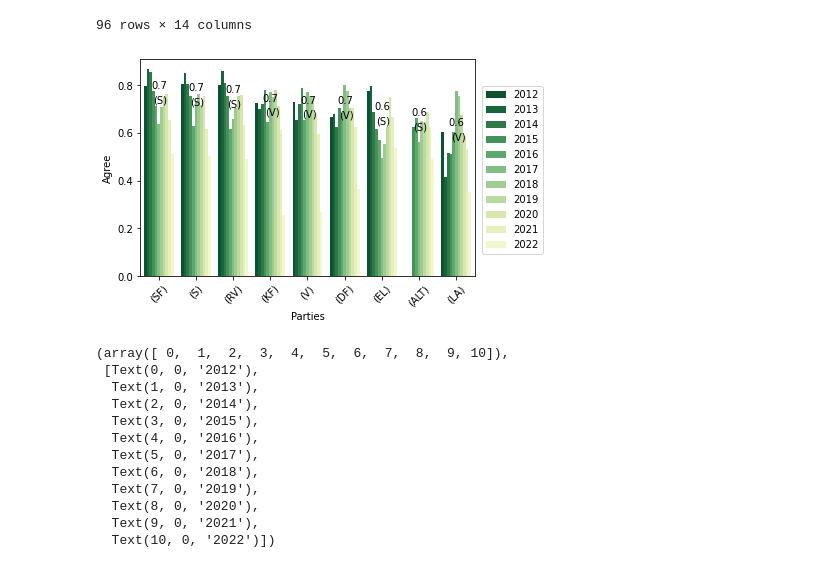
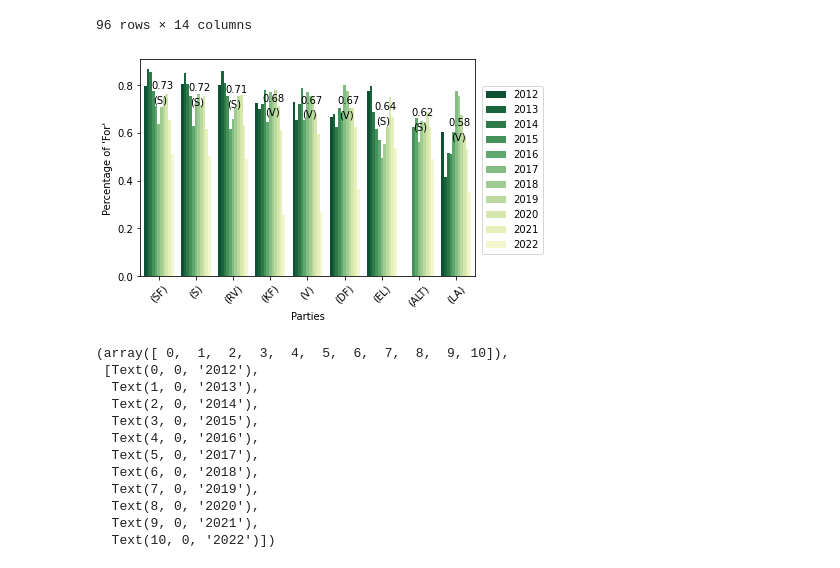
Before and after one commit to jonahank/Vote-Prediction-Model, a Jupyter notebook: data_analysis/ft_vote.ipynb, the cells around one changed output. Saved outputs shown, nothing was run; the diff lists cells and outputs as text; code cells hidden in the pictures.

```diff
--- a/data_analysis/ft_vote.ipynb
+++ b/data_analysis/ft_vote.ipynb
@@ -733,22 +760,23 @@ party_agree
 96 rows × 14 columns
 # %%
 avg["Average"] = avg["Agree"]
-g = sns.barplot(data=party_agree, x="Parties", y="Agree", hue="Years", order=top_party, palette="YlGn_r")
+party_agree["Percentage of 'For'"] = party_agree["Agree"]
+g = sns.barplot(data=party_agree, x="Parties", y="Percentage of 'For'", hue="Years", order=top_party, palette="YlGn_r")
 plt.legend(bbox_to_anchor=(1.02, 0.875), loc='upper left', borderaxespad=0)
 avg["order"] = range(len(avg))
 wing = ["(S)", "(S)", "(S)", "(V)", "(V)", "(V)", "(S)", "(S)", "(V)"]
 
 def label_point(x, y, val, ax):
     a = pd.concat({'x': x, 'y': y, 'val': val}, axis=1)
     for i, point in a.iterrows():
-        ax.text(point['x']-.2, point['y']+0.055, str(round(point['val'],1)))
+        ax.text(point['x']-.2, point['y']+0.055, str(round(point['val'],2)))
         ax.text(point['x']-.15, point['y']-0.005, str(wing[i]))
 
 label_point(avg["order"], avg["Average"], avg.Average, plt.gca())
 plt.xticks(rotation=45)
 plt.savefig('ft-votes-temporal-agree-parties.pdf', bbox_inches="tight")
 # %% [output]
-[figure, old version]
+[figure, new version]
 # %%
 year_agree["Years"] = year_agree["year"]
 year_agree["Percentage of absence"] = year_agree["Absence"]*100
```
Also changed, not shown: parts of 6 cells of this notebook.
